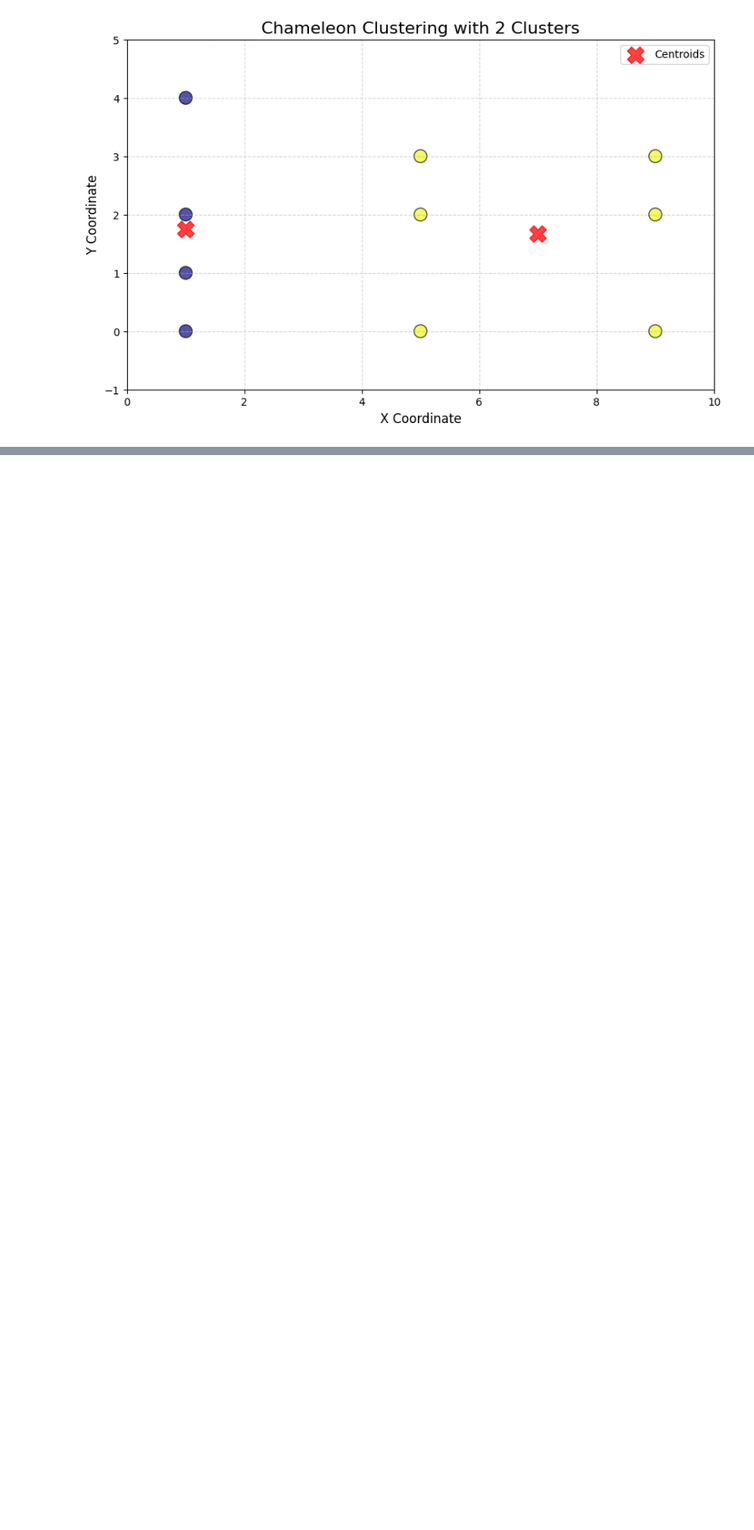
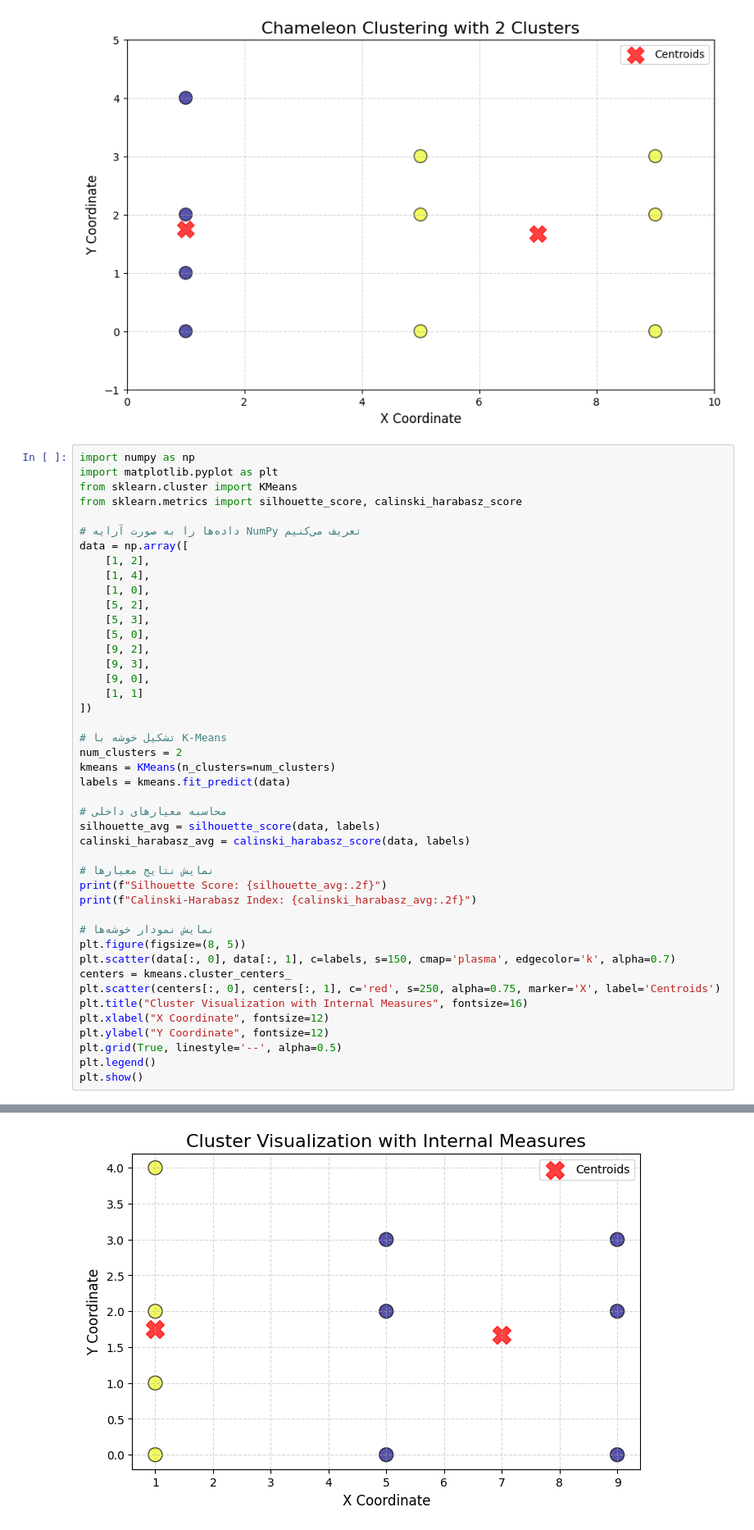
Before and after one commit to mohd-mortezazadeh/ML_Hub, a Jupyter notebook: Course/Unsupervise_learning.ipynb, the cells around one changed output, grey strips where cells are left out. Shown at 82% size. Cells and saved outputs as stored; diff of their text form; blank space fills up the shorter version.

```diff
--- a/Course/Unsupervise_learning.ipynb
+++ b/Course/Unsupervise_learning.ipynb
@@ -399,3 +374,48 @@ plt.ylim(-1, 5)  # تنظیم حدود محور Y
 plt.show()
 # %% [output]
 [figure]
+# %%
+import numpy as np
+import matplotlib.pyplot as plt
+from sklearn.cluster import KMeans
+from sklearn.metrics import silhouette_score, calinski_harabasz_score
+
+# داده‌ها را به صورت آرایه NumPy تعریف می‌کنیم
+data = np.array([
+    [1, 2],
+    [1, 4],
+    [1, 0],
+    [5, 2],
+    [5, 3],
+    [5, 0],
+    [9, 2],
+    [9, 3],
+    [9, 0],
+    [1, 1]
+])
+
+# تشکیل خوشه با K-Means
+num_clusters = 2
+kmeans = KMeans(n_clusters=num_clusters)
+labels = kmeans.fit_predict(data)
+
+# محاسبه معیارهای داخلی
+silhouette_avg = silhouette_score(data, labels)
+calinski_harabasz_avg = calinski_harabasz_score(data, labels)
+
+# نمایش نتایج معیارها
+print(f"Silhouette Score: {silhouette_avg:.2f}")
+print(f"Calinski-Harabasz Index: {calinski_harabasz_avg:.2f}")
+
+# نمایش نمودار خوشه‌ها
+plt.figure(figsize=(8, 5))
+plt.scatter(data[:, 0], data[:, 1], c=labels, s=150, cmap='plasma', edgecolor='k', alpha=0.7)
+centers = kmeans.cluster_centers_
+plt.scatter(centers[:, 0], centers[:, 1], c='red', s=250, alpha=0.75, marker='X', label='Centroids')
+plt.title("Cluster Visualization with Internal Measures", fontsize=16)
+plt.xlabel("X Coordinate", fontsize=12)
+plt.ylabel("Y Coordinate", fontsize=12)
+plt.grid(True, linestyle='--', alpha=0.5)
+plt.legend()
+plt.show()
+# %% [output]
@@ -401,0 +424 @@ plt.show()
+[figure, added]
```
Also changed, not shown: parts of 7 cells of this notebook, 2 other files.
